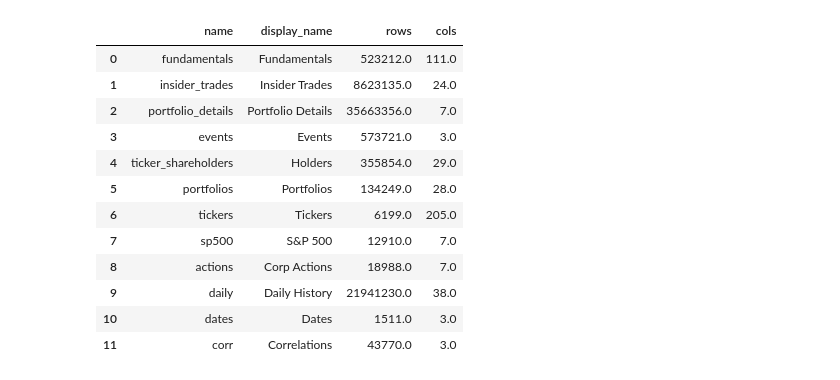
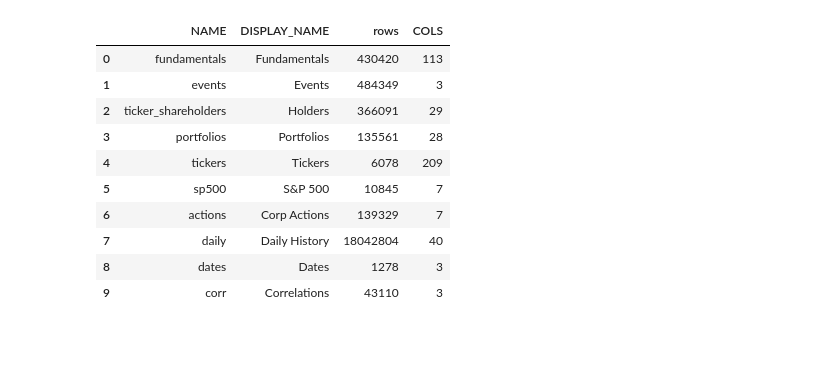
Before and after one commit to fidapco/notebooks, a Jupyter notebook: fidap_demo.ipynb, the cells around one changed output. Saved outputs shown, nothing was run; the diff lists cells and outputs as text; code cells hidden in the pictures; blank space fills up the shorter version.

```diff
--- a/fidap_demo.ipynb
+++ b/fidap_demo.ipynb
@@ -7,19 +14,19 @@ import fidap
+# %%
+fidap = fidap_client(db="sf", api_key="1287a2d9e40042edb53254cd203b9a0b")
 # %%
-fidap.sql("""select name, display_name, rows, cols from meta_tables""")
+fidap.sql("""select name, display_name, "rows", cols from meta_tables""")
 # %% [output]
-|  | name | display_name | rows | cols |
-| 0 | fundamentals | Fundamentals | 523212.0 | 111.0 |
-| 1 | insider_trades | Insider Trades | 8623135.0 | 24.0 |
-| 2 | portfolio_details | Portfolio Details | 35663356.0 | 7.0 |
-| 3 | events | Events | 573721.0 | 3.0 |
-| 4 | ticker_shareholders | Holders | 355854.0 | 29.0 |
-| 5 | portfolios | Portfolios | 134249.0 | 28.0 |
-| 6 | tickers | Tickers | 6199.0 | 205.0 |
-| 7 | sp500 | S&P 500 | 12910.0 | 7.0 |
-| 8 | actions | Corp Actions | 18988.0 | 7.0 |
-| 9 | daily | Daily History | 21941230.0 | 38.0 |
-| 10 | dates | Dates | 1511.0 | 3.0 |
-| 11 | corr | Correlations | 43770.0 | 3.0 |
+|  | NAME | DISPLAY_NAME | rows | COLS |
+| 0 | fundamentals | Fundamentals | 430420 | 113 |
+| 1 | events | Events | 484349 | 3 |
+| 2 | ticker_shareholders | Holders | 366091 | 29 |
+| 3 | portfolios | Portfolios | 135561 | 28 |
+| 4 | tickers | Tickers | 6078 | 209 |
+| 5 | sp500 | S&P 500 | 10845 | 7 |
+| 6 | actions | Corp Actions | 139329 | 7 |
+| 7 | daily | Daily History | 18042804 | 40 |
+| 8 | dates | Dates | 1278 | 3 |
+| 9 | corr | Correlations | 43110 | 3 |
 # %%
 fidap.sql("""select * from meta_fields where "table"='insider_trades' """).head()
 # %% [output]
```
Also changed, not shown: parts of 6 cells of this notebook, 6 other files.
